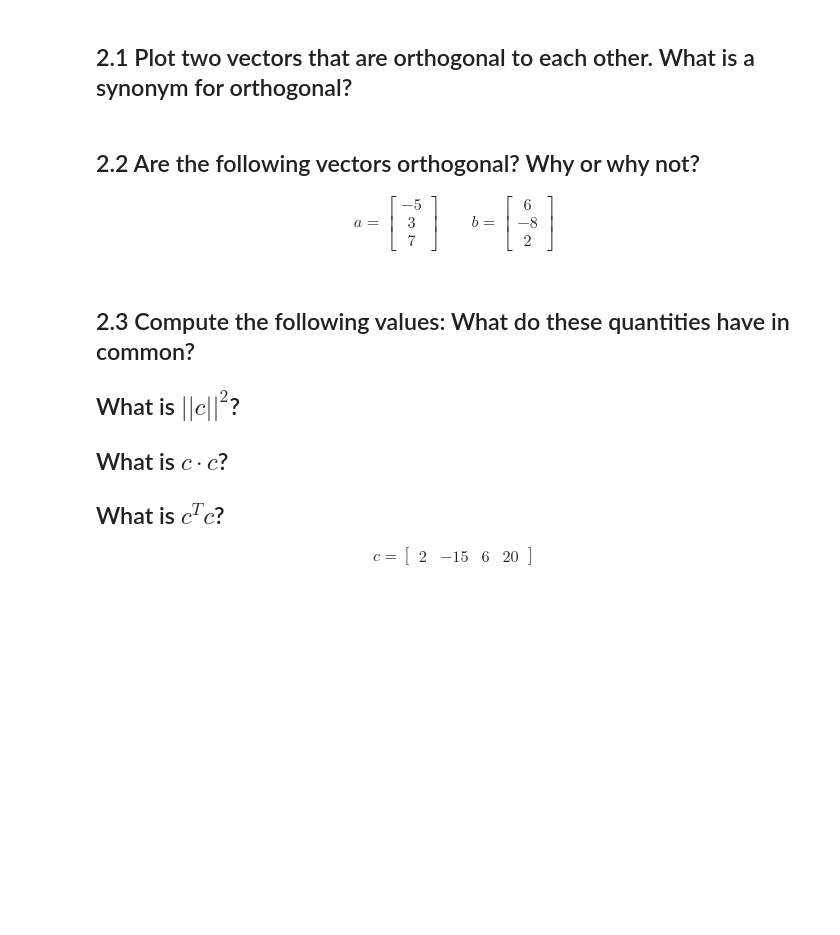
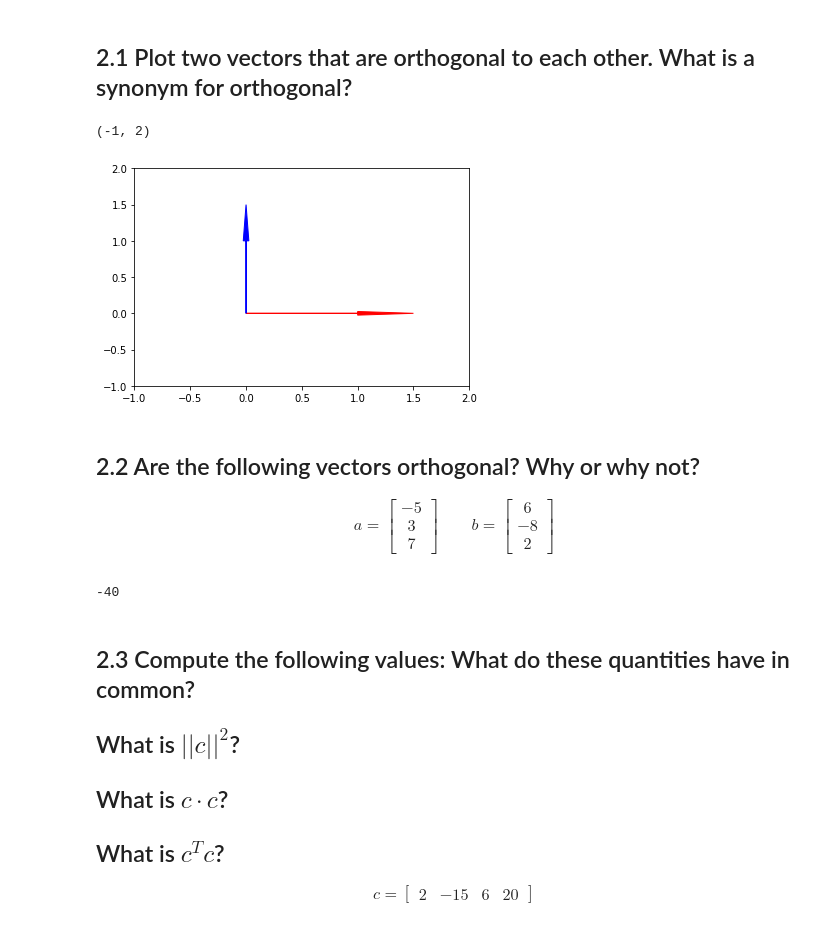
Before and after one commit to bloominstituteoftechnology/DS-Unit-1-Sprint-4-Linear-Algebra, a Jupyter notebook: module2-intermediate-linear-algebra/Intermediate_Linear_Algebra_Assignment.ipynb, the cells around one changed output. Drawn from its saved outputs; the diff is of its cells as text; code cells hidden in the pictures; blank space fills up the shorter version.

```diff
--- a/module2-intermediate-linear-algebra/Intermediate_Linear_Algebra_Assignment.ipynb
+++ b/module2-intermediate-linear-algebra/Intermediate_Linear_Algebra_Assignment.ipynb
@@ -14,6 +92,18 @@
 # Orthogonality
 # %% [markdown]
 ## 2.1 Plot two vectors that are orthogonal to each other. What is a synonym for orthogonal?
+# %%
+#Perpendicular
+
+v1 = np.array([1,0])
+v2 = np.array([0,1])
+plt.arrow(0,0,v1[0],v1[1],head_width=.05,head_length=0.5,color='red')
+plt.arrow(0,0,v2[0],v2[1],head_width=.05,head_length=0.5,color='blue')
+plt.xlim(-1,2)
+plt.ylim(-1,2)
+# %% [output]
+(-1, 2)
+[figure, added]
 # %% [markdown]
 ## 2.2 Are the following vectors orthogonal? Why or why not?
 
@@ -22,6 +112,13 @@ a = \begin{bmatrix} -5 \\ 3 \\ 7 \end{bmatrix}
 \qquad
 b = \begin{bmatrix} 6 \\ -8 \\ 2 \end{bmatrix}
 \end{align}
+# %%
+a = np.array([-5,3,7]).T
+b = np.array([6,-8,2]).T
+
+np.dot(a,b) #They are not orthogonal because the dot product is nonzero
+# %% [output]
+-40
 # %% [markdown]
 ## 2.3 Compute the following values: What do these quantities have in common?
 
```
Also changed, not shown: parts of 18 cells of this notebook.
